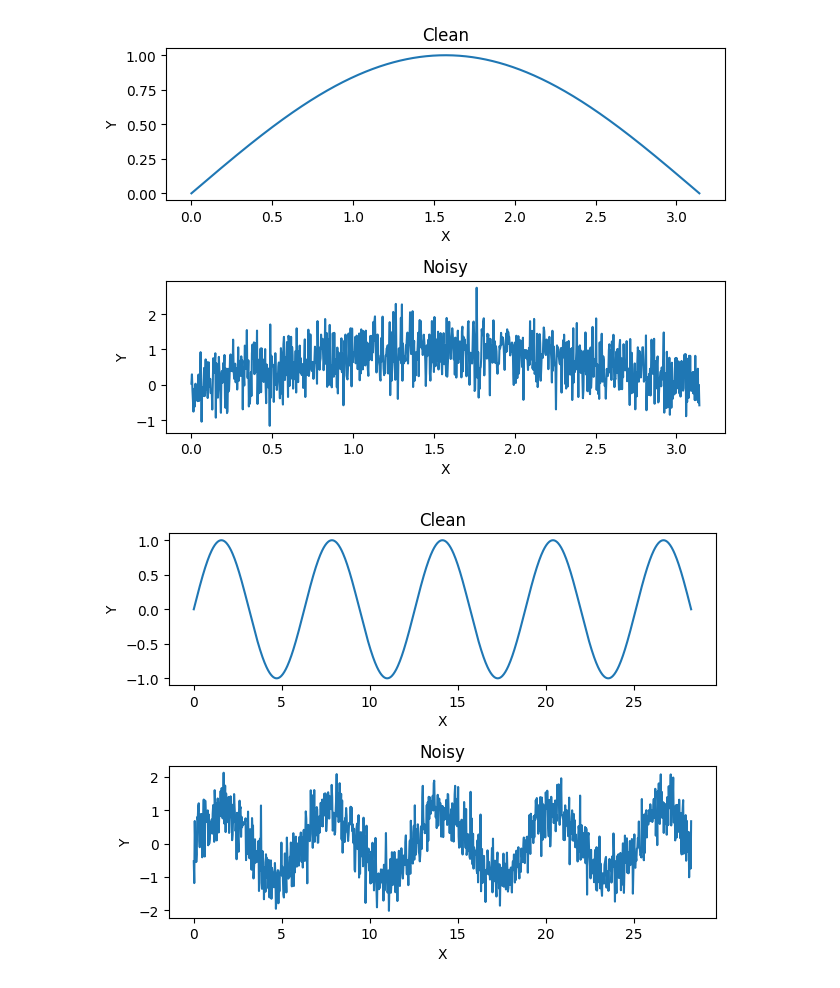
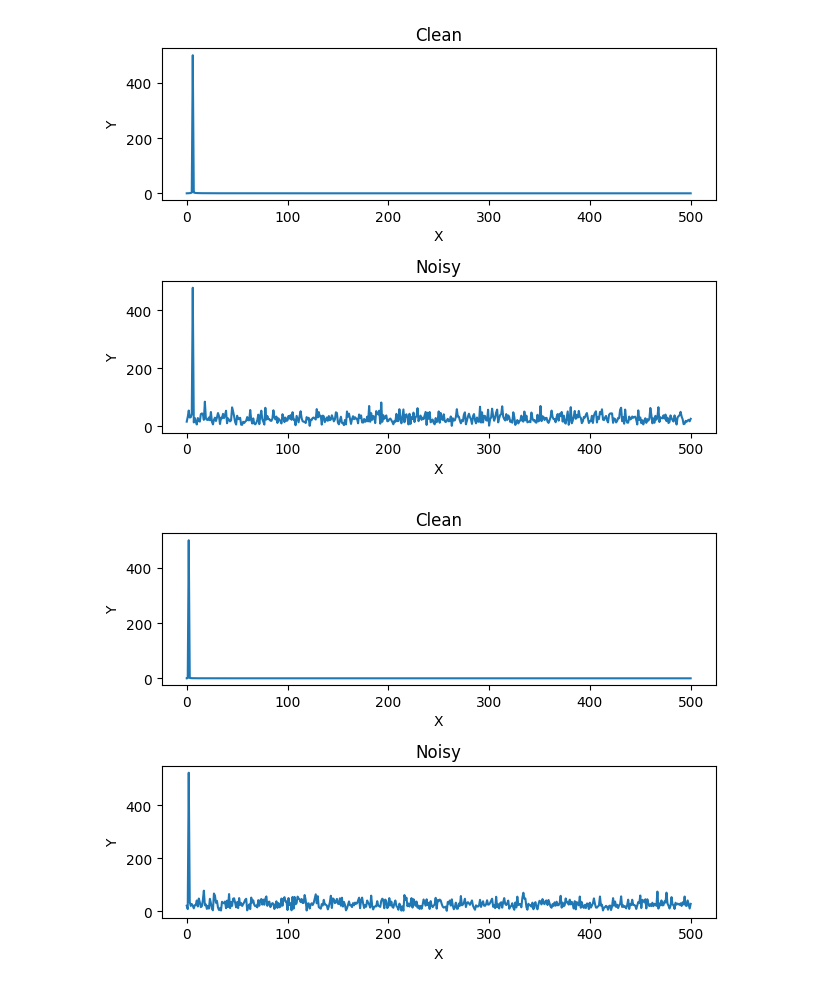
Before and after one commit to CTDck/ML, a Jupyter notebook: main.ipynb, the cells around one changed output. Cells and saved outputs as stored; diff of their text form; code cells hidden in the pictures.

```diff
--- a/main.ipynb
+++ b/main.ipynb
@@ -35,7 +35,7 @@ def create_data(size):
 
 #Create a noisy array from an array of input x-values
 def apply_noise(xarr):
-    return [np.sin(x) + np.random.normal(0, 0.5, 1000) for x in xarr]
+    return [np.sin(x) + np.random.normal(0, 1, 1000) for x in xarr]
 # %%
 #Create 50 clean data sets with random periods
 data_set = create_data(100)
@@ -58,27 +58,27 @@ data.to_csv(f"{data_loc}/data.csv")
 # %%
 #Load each each column respectively
 y_data = np.asarray(data["Y"])
 x_data = np.asarray(data["X"])
 
 #Create a random test index list
 index = [np.random.randint(1,50) for x in range(3)]
 
 #Loop over the index list and plot the respective noisy and clean functions
 for i in index:
     plt.figure()
     plt.subplot(211)
     plt.title("Clean")
-    plt.plot(x_data[i], y_data[i])
+    plt.plot(np.abs(np.fft.rfft(y_data[i])))
     plt.xlabel("X")
     plt.ylabel("Y")
 
     plt.subplot(212)
     plt.title("Noisy")
-    plt.plot(x_data[i+100], y_data[i+100])
+    plt.plot(np.abs(np.fft.rfft(y_data[i+100])))
     plt.xlabel("X")
     plt.ylabel("Y")
     plt.tight_layout()
     plt.show()
 # %% [output]
-[figure, old version]
+[figure, new version]
-[figure, old version]
+[figure, new version]
```
Also changed, not shown: parts of 5 cells of this notebook.
